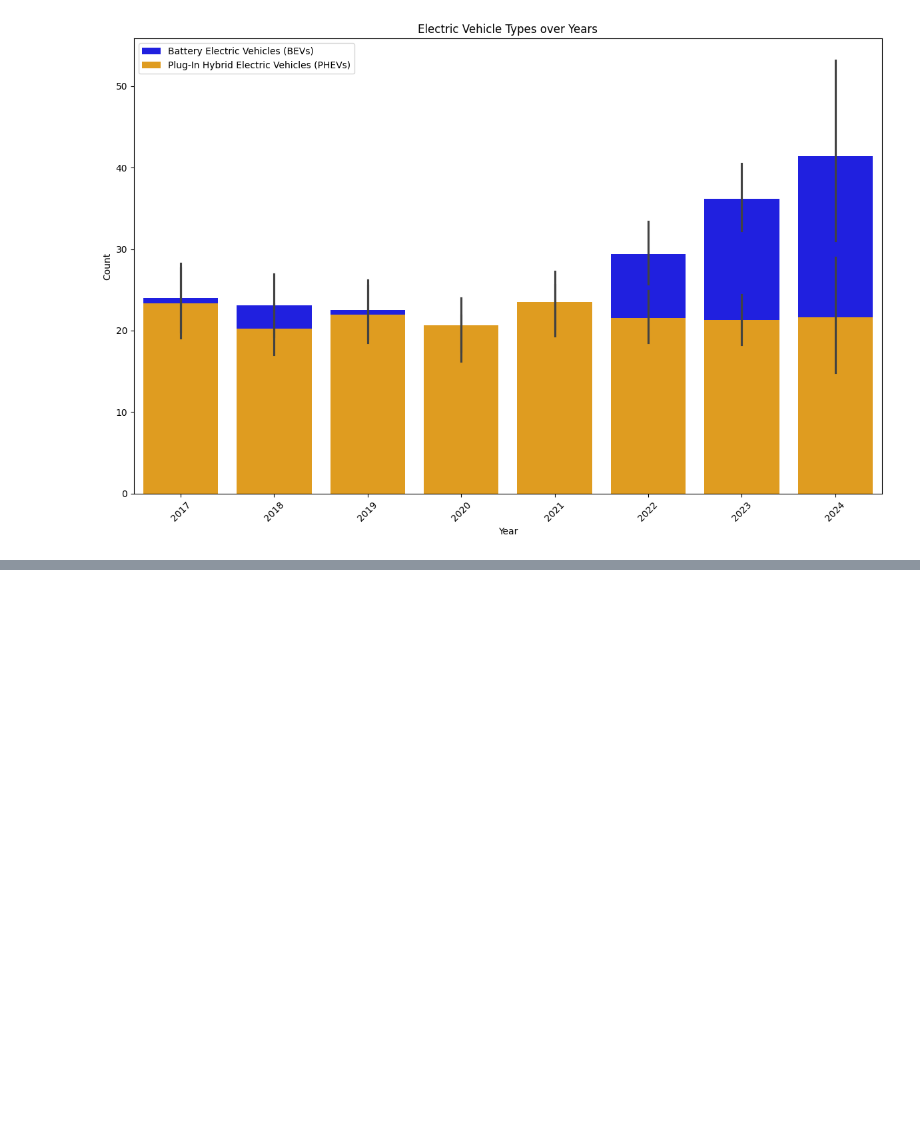
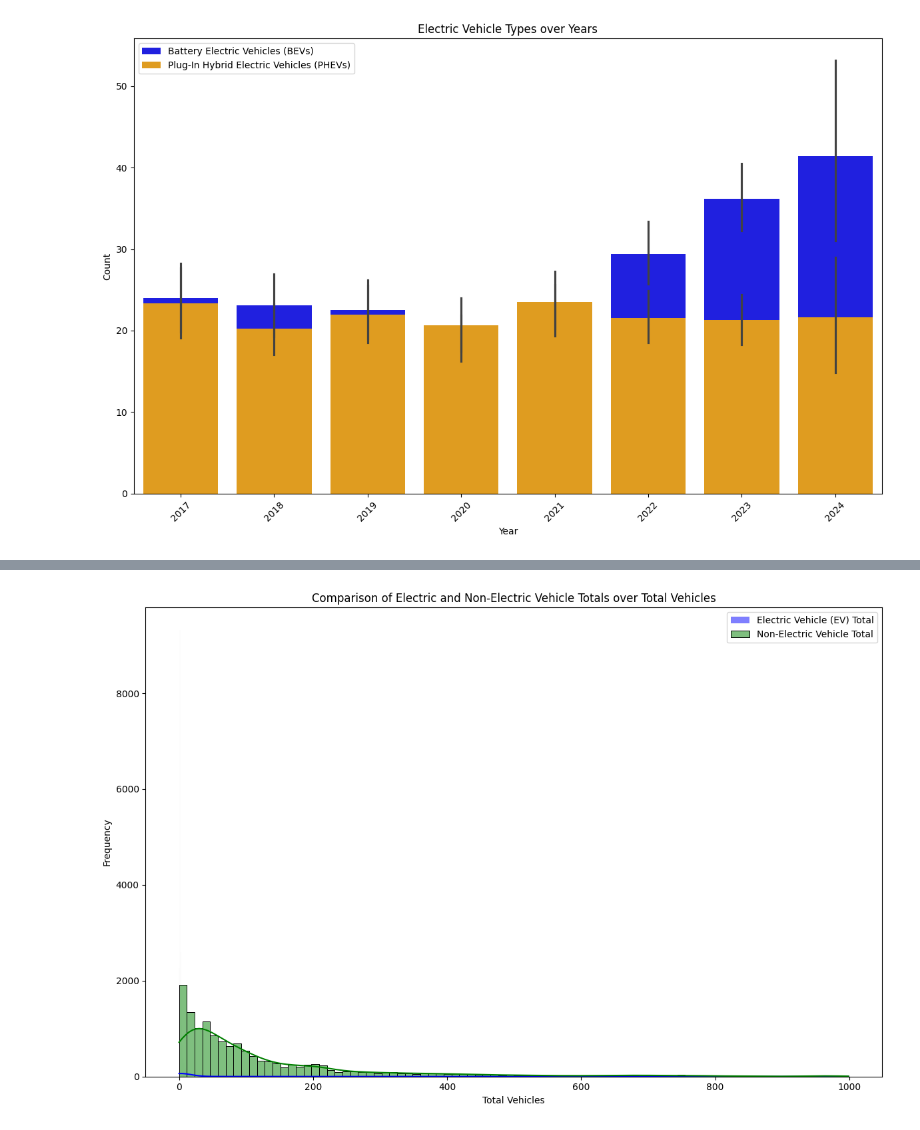
Before and after one commit to khelifaYacine/Electric_Vehicule_Population-by-Country, a Jupyter notebook: EDA.ipynb, the cells around one changed output, grey strips where cells are left out. Cells and saved outputs as stored; diff of their text form; code cells hidden in the pictures; blank space fills up the shorter version.

```diff
--- a/EDA.ipynb
+++ b/EDA.ipynb
@@ -145,0 +164,19 @@ plt.show()
+# %%
+# Tracer les histogrammes pour chaque variable avec Total Vehicles sur l'axe des abscisses
+plt.figure(figsize=(12, 8))
+
+# Electric Vehicle (EV) Total
+sns.histplot(df["Electric Vehicle (EV) Total"], color="blue", label="Electric Vehicle (EV) Total", alpha=0.5, kde=True)
+
+# Non-Electric Vehicle Total
+sns.histplot(df["Non-Electric Vehicle Total"], color="green", label="Non-Electric Vehicle Total", alpha=0.5, kde=True)
+
+# Titre du graphique
+plt.title('Comparison of Electric and Non-Electric Vehicle Totals over Total Vehicles')
+plt.xlabel('Total Vehicles')
+plt.ylabel('Frequency')
+plt.legend()
+plt.tight_layout()
+plt.show()
+# %% [output]
+[figure, added]
```
Also changed, not shown: parts of 3 cells of this notebook.
